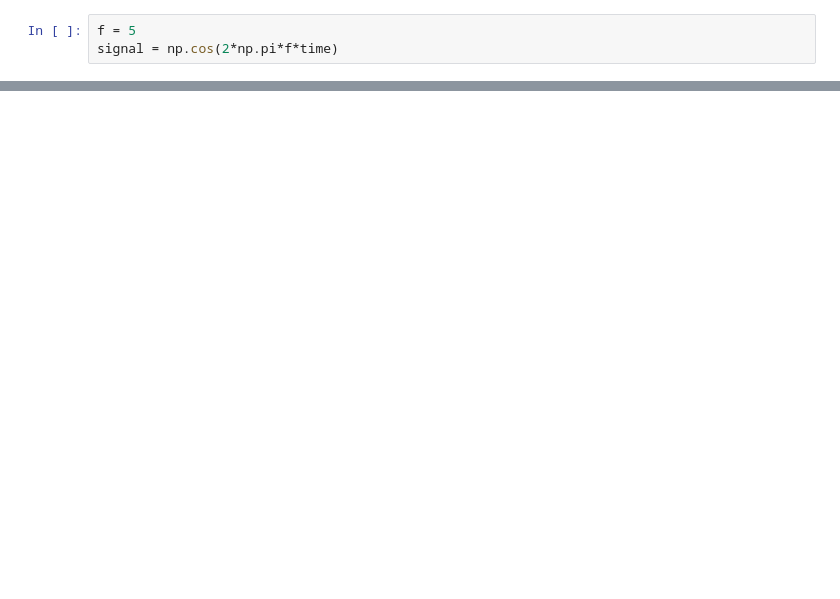
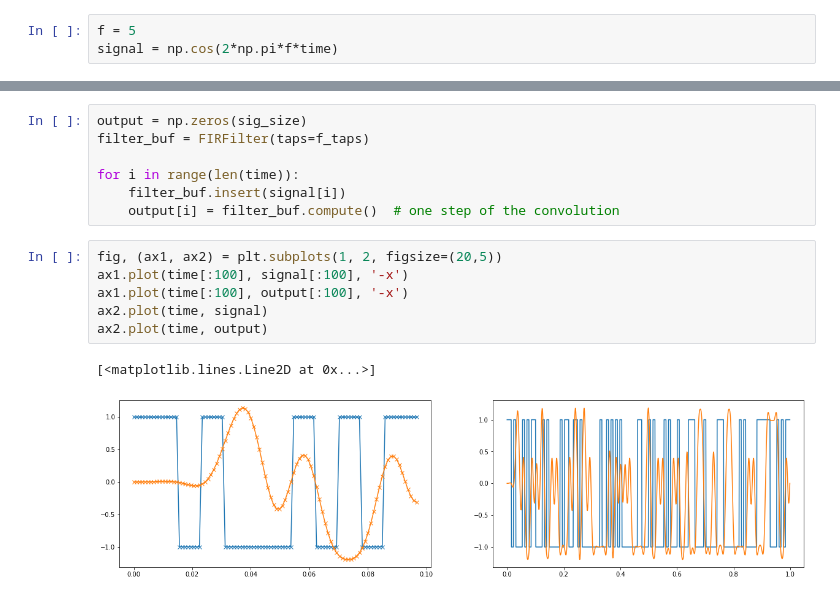
Before and after one commit to dmejdani/dsp, a Jupyter notebook: ex_buffer.ipynb, the cells around one changed output, grey strips where cells are left out. Saved outputs shown, nothing was run; the diff lists cells and outputs as text; blank space fills up the shorter version.

```diff
--- a/ex_buffer.ipynb
+++ b/ex_buffer.ipynb
@@ -32,0 +57,16 @@ ax2.plot(time, output)
+# %%
+output = np.zeros(sig_size)
+filter_buf = FIRFilter(taps=f_taps)
+
+for i in range(len(time)):
+    filter_buf.insert(signal[i])
+    output[i] = filter_buf.compute()  # one step of the convolution
+# %%
+fig, (ax1, ax2) = plt.subplots(1, 2, figsize=(20,5))
+ax1.plot(time[:100], signal[:100], '-x')
+ax1.plot(time[:100], output[:100], '-x')
+ax2.plot(time, signal)
+ax2.plot(time, output)
+# %% [output]
+[<matplotlib.lines.Line2D at 0x...>]
+[figure, added]
```
Also changed, not shown: parts of 9 cells of this notebook, 1 other file.
